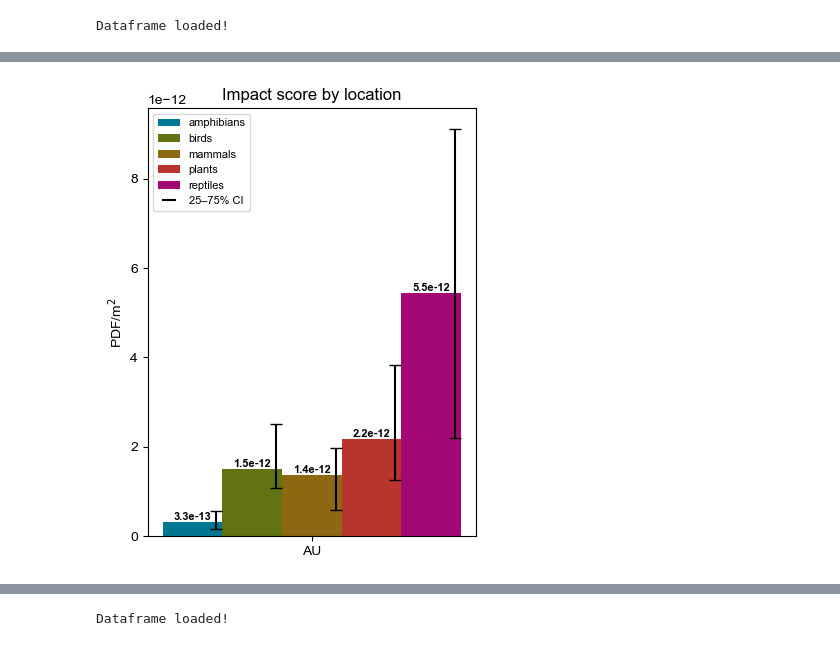
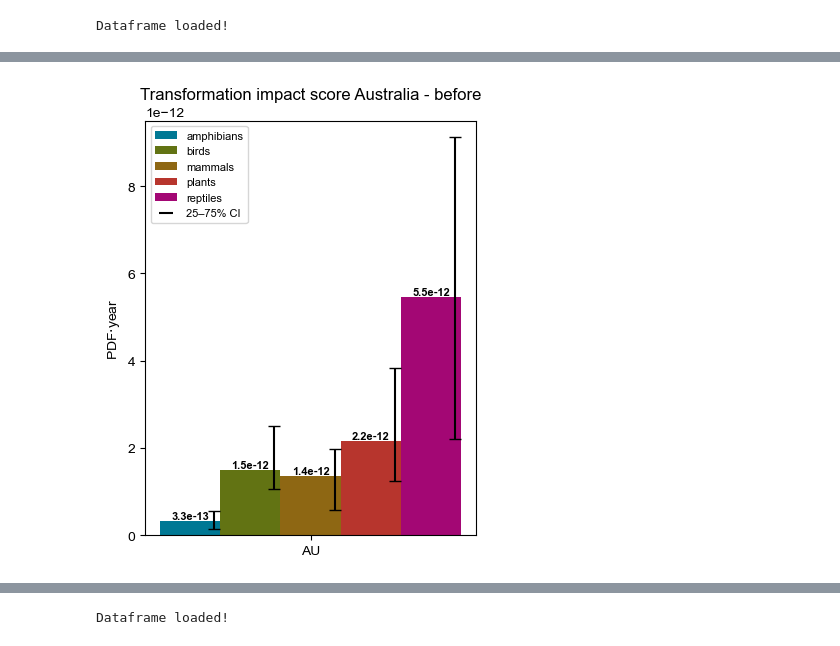
Before and after one commit to Laboratory-for-Energy-Systems-Analysis/edges, a Jupyter notebook: examples/test_severin/Plots.ipynb, the cells around one changed output, grey strips where cells are left out. Cells and saved outputs as stored; diff of their text form; code cells hidden in the pictures.

```diff
--- a/examples/test_severin/Plots.ipynb
+++ b/examples/test_severin/Plots.ipynb
@@ -1124,5 +670,9 @@ plt.show()
 # %%
-### only AU ###
+#========================================================
+# Code for the plot: transformation_CFs_by_location_AU_old
+#========================================================
+
+# ETH color configuration
 custom_colors = ["#007894", "#627313", "#8e6713", "#b7352d", "#a30774"]
 
 # --- Style Settings ---
@@ -1212,33 +762,34 @@ for i, meth in enumerate(methods_b):
         ax_b.errorbar(error_x, y, yerr=cf_errors,
                       fmt='none',       # 'none' means don't plot a marker point
                       ecolor='black',   # Color of the error line
                       elinewidth=1.5,   # Thickness of line
                       capsize=4)        # Width of the horizontal caps
 
     # 3. Add Labels (Centered on the bar)
     for bar, val in zip(bars, y):
         if pd.isna(val): continue
         y_pos = bar.get_height()
         ax_b.text(
             bar.get_x() + bar.get_width() / 2,
             y_pos,
             f"{val:.1e}",
             ha='center', va='bottom', fontsize=8, color='black', fontweight='bold'
         )
 
-ax_b.set_title("Impact score by location")
-ax_b.set_ylabel("PDF/m$^2$")
+ax_b.set_title("Transformation impact score Australia - before")
+ax_b.set_ylabel("PDF$\cdot$year")
 ax_b.set_xticks(x)
 ax_b.set_xticklabels(loc_order, rotation=0)
+ax_b.set_ylim(0, 9.5e-12)
 
 # Legend
 handles_b, labels_b = ax_b.get_legend_handles_labels()
 handles_b.append(errorbar_legend)
 labels_b.append('25–75% CI')
 ax_b.legend(handles=handles_b, labels=labels_b, loc='upper left', fontsize=8)
 
 plt.tight_layout()
 plt.savefig("plots/transformation_CFs_by_location_AU_old.png", dpi=150)
 plt.show()
 # %% [output]
-[figure, old version]
+[figure, new version]
```
Also changed, not shown: parts of 23 cells of this notebook, 15 other files.
